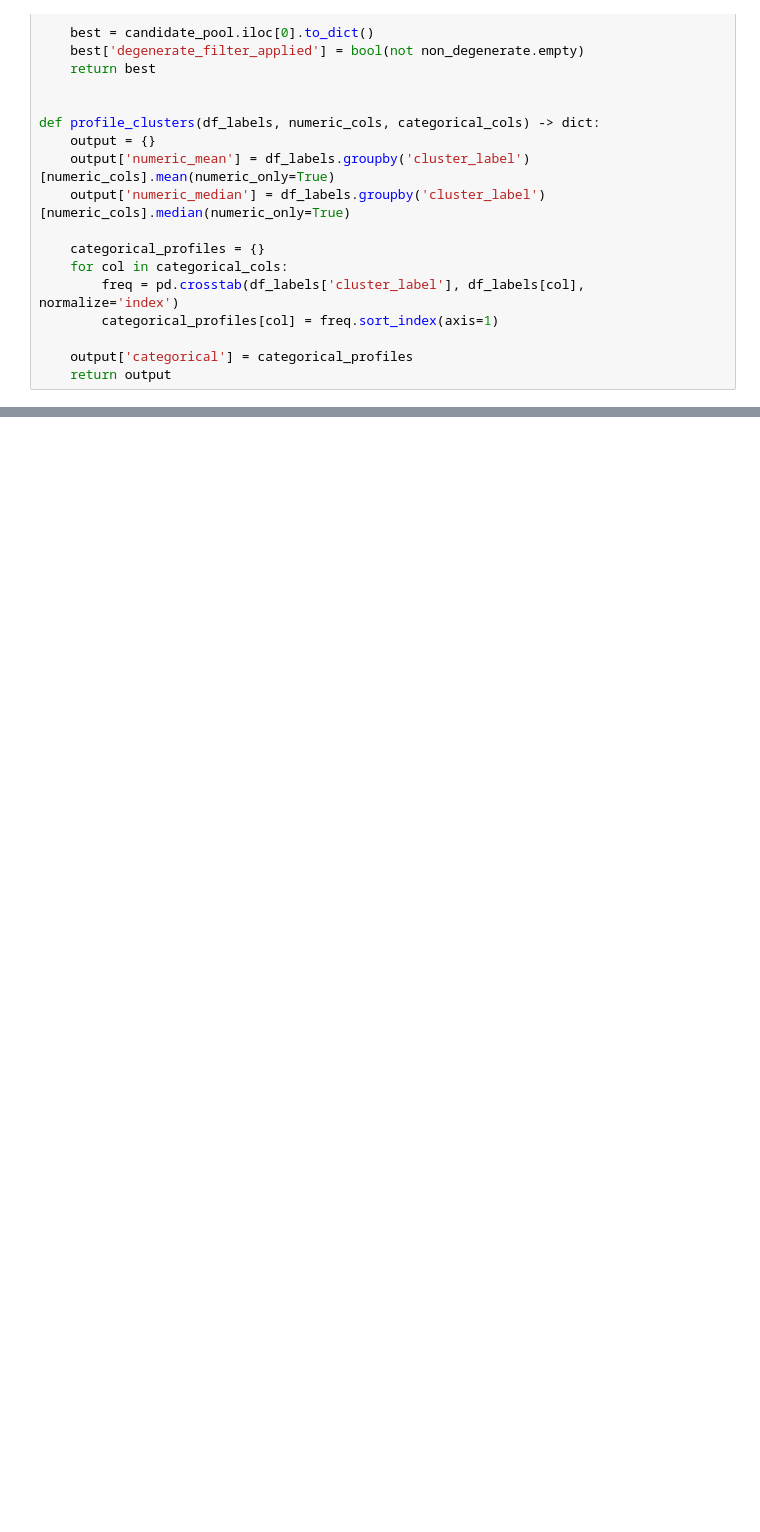
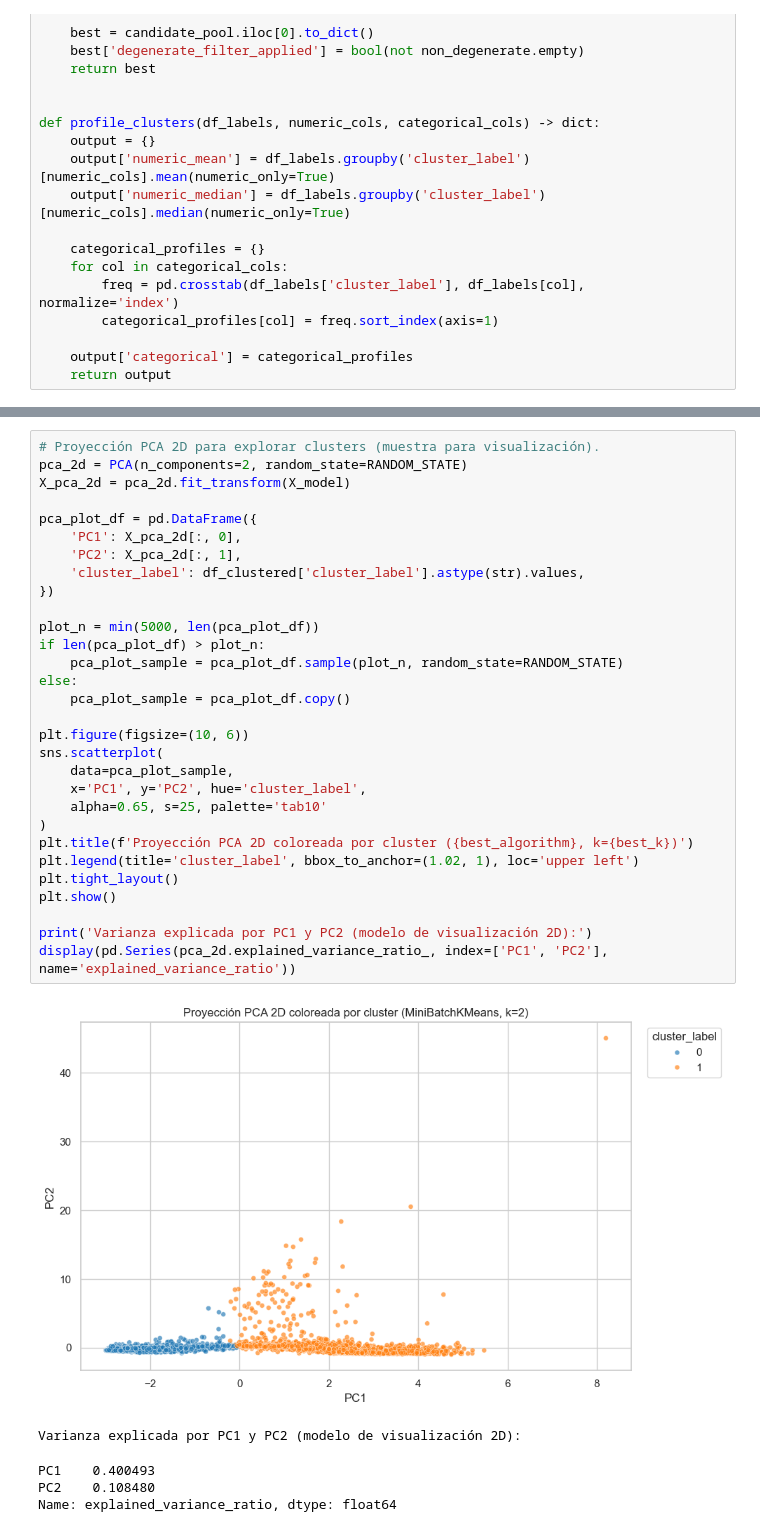
Before and after one commit to MrMenth0l/MineriaDatos-Lab2, a Jupyter notebook: Lab2/clustering_inicial.ipynb, the cells around one changed output, grey strips where cells are left out. Saved outputs shown, nothing was run; the diff lists cells and outputs as text; blank space fills up the shorter version.

Commit message:
feat: add PCA section and executed clustering cells

```diff
--- a/Lab2/clustering_inicial.ipynb
+++ b/Lab2/clustering_inicial.ipynb
@@ -460 +663,37 @@ for cat_col, cat_table in profiles['categorical'].items():
+# %%
+# Proyección PCA 2D para explorar clusters (muestra para visualización).
+pca_2d = PCA(n_components=2, random_state=RANDOM_STATE)
+X_pca_2d = pca_2d.fit_transform(X_model)
+
+pca_plot_df = pd.DataFrame({
+    'PC1': X_pca_2d[:, 0],
+    'PC2': X_pca_2d[:, 1],
+    'cluster_label': df_clustered['cluster_label'].astype(str).values,
+})
+
+plot_n = min(5000, len(pca_plot_df))
+if len(pca_plot_df) > plot_n:
+    pca_plot_sample = pca_plot_df.sample(plot_n, random_state=RANDOM_STATE)
+else:
+    pca_plot_sample = pca_plot_df.copy()
+
+plt.figure(figsize=(10, 6))
+sns.scatterplot(
+    data=pca_plot_sample,
+    x='PC1', y='PC2', hue='cluster_label',
+    alpha=0.65, s=25, palette='tab10'
+)
+plt.title(f'Proyección PCA 2D coloreada por cluster ({best_algorithm}, k={best_k})')
+plt.legend(title='cluster_label', bbox_to_anchor=(1.02, 1), loc='upper left')
+plt.tight_layout()
+plt.show()
+
+print('Varianza explicada por PC1 y PC2 (modelo de visualización 2D):')
+display(pd.Series(pca_2d.explained_variance_ratio_, index=['PC1', 'PC2'], name='explained_variance_ratio'))
+# %% [output]
+[figure, added]
+Varianza explicada por PC1 y PC2 (modelo de visualización 2D):
+PC1    0.400493
+PC2    0.108480
+Name: explained_variance_ratio, dtype: float64
 # %%
```
Also changed, not shown: parts of 16 cells of this notebook.
